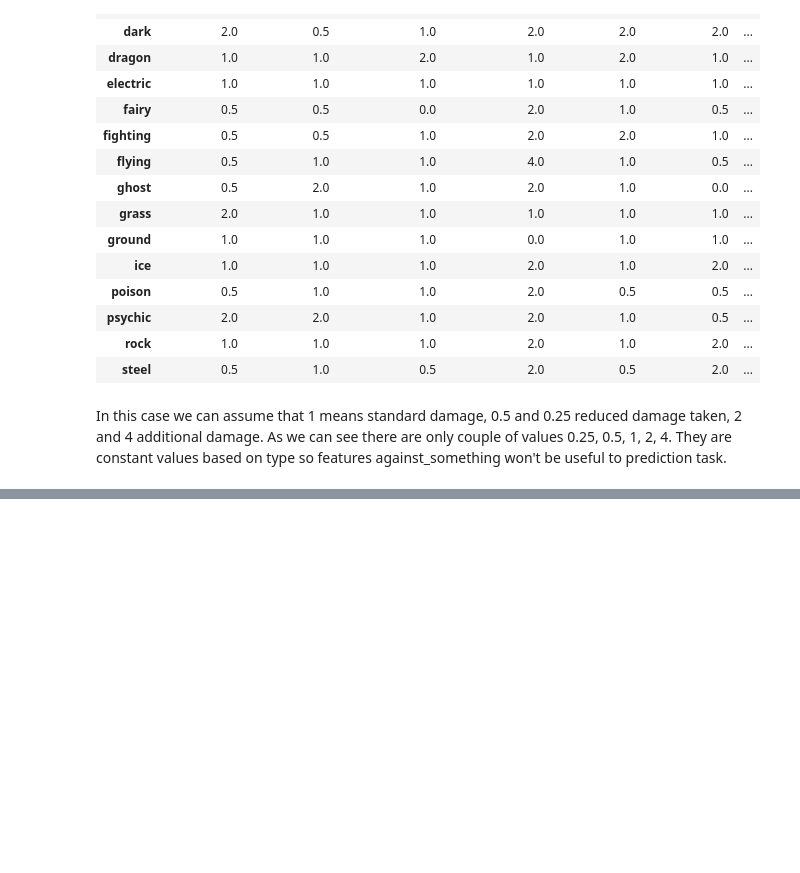
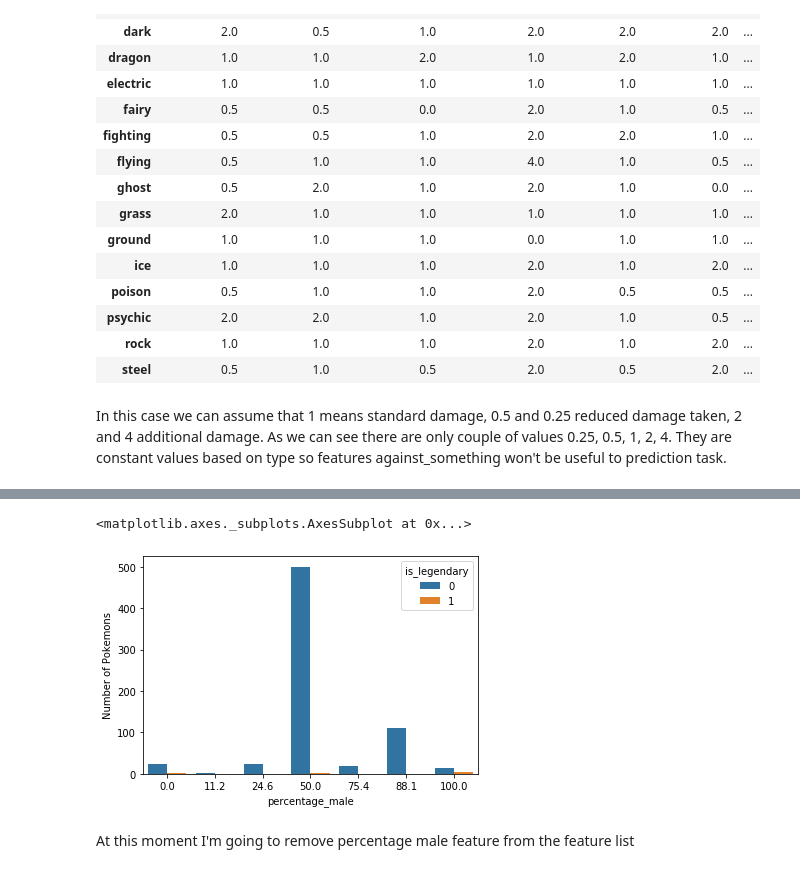
Before and after one commit to darszam/WhatMakesPokemonLegendary, a Jupyter notebook: WhatMakesPokemonLegendary.ipynb, the cells around one changed output, grey strips where cells are left out. Saved outputs shown, nothing was run; the diff lists cells and outputs as text; code cells hidden in the pictures; blank space fills up the shorter version.

```diff
--- a/WhatMakesPokemonLegendary.ipynb
+++ b/WhatMakesPokemonLegendary.ipynb
@@ -452,0 +704,3 @@ In this case we can assume that 1 means standard damage, 0.5 and 0.25 reduced da
+# %%
+pokemon_percentage = pokemon_dataset[['percentage_male','is_legendary']]
+pokemon_percentage
@@ -452,0 +721,2 @@ In this case we can assume that 1 means standard damage, 0.5 and 0.25 reduced da
+# %%
+pokemon_percentage = pokemon_percentage.groupby(['percentage_male','is_legendary']).agg({'is_legendary':'count'})
@@ -452,0 +738,4 @@ In this case we can assume that 1 means standard damage, 0.5 and 0.25 reduced da
+# %%
+pokemon_percentage.columns = ['Number of Pokemons']
+# %%
+pokemon_percentage=pokemon_percentage.reset_index()
@@ -452,0 +756,7 @@ In this case we can assume that 1 means standard damage, 0.5 and 0.25 reduced da
+# %%
+sns.barplot(x = 'percentage_male', y='Number of Pokemons', hue = 'is_legendary', data=pokemon_percentage)
+# %% [output]
+<matplotlib.axes._subplots.AxesSubplot at 0x...>
+[figure, added]
+# %% [markdown]
+At this moment I'm going to remove percentage male feature from the feature list
```
Also changed, not shown: parts of 40 cells of this notebook.
